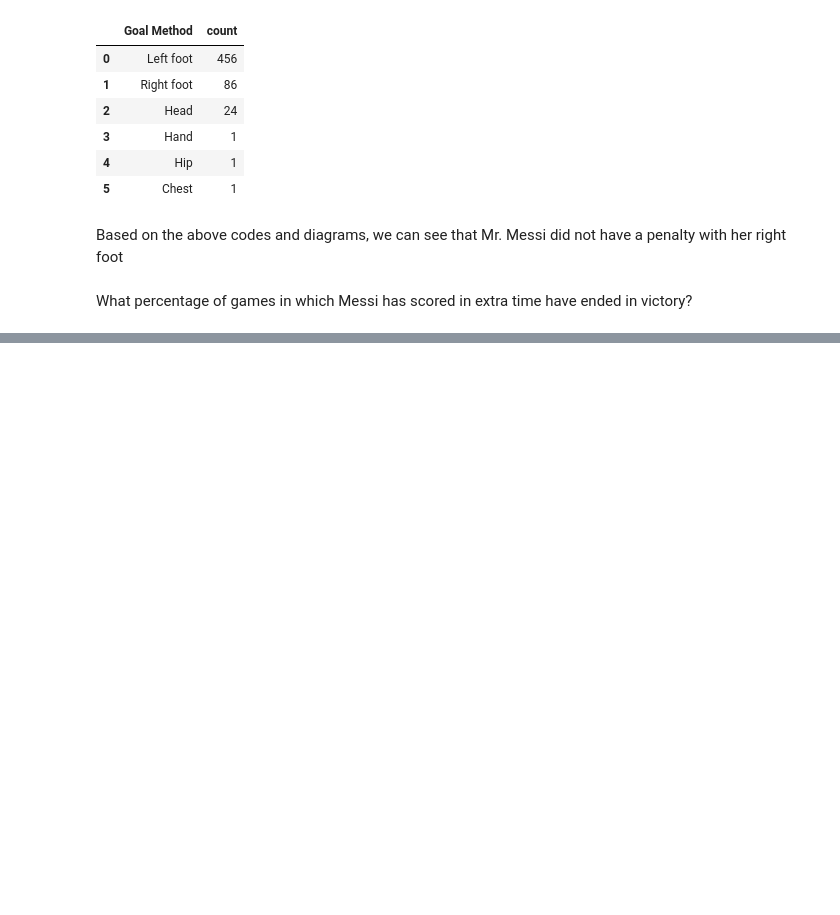
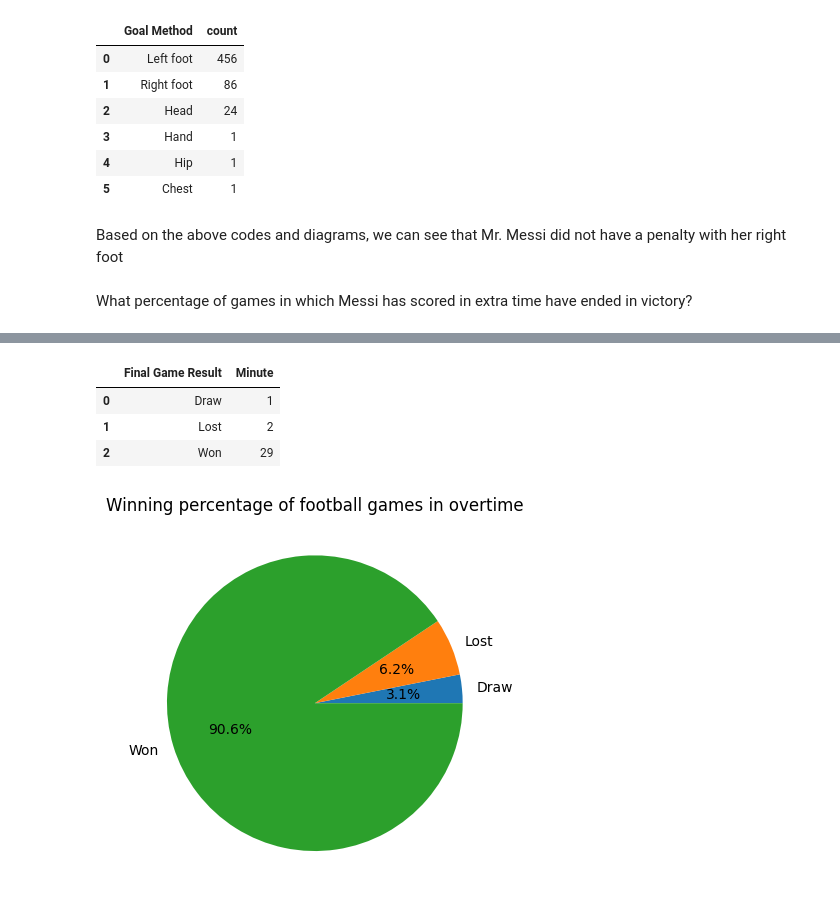
Before and after one commit to KhadijehValipour/MachineLearning3, a Jupyter notebook: messi.ipynb, the cells around one changed output, grey strips where cells are left out. Drawn from its saved outputs; the diff is of its cells as text; code cells hidden in the pictures; blank space fills up the shorter version.

```diff
--- a/messi.ipynb
+++ b/messi.ipynb
@@ -266,0 +301,3 @@ What percentage of games in which Messi has scored in extra time have ended in v
+# %%
+data2 =pd.read_csv("Lionel Messi Goals.csv")
+data2.head()
@@ -266,0 +311,4 @@ What percentage of games in which Messi has scored in extra time have ended in v
+# %%
+overtime = data2[data2["Minute"].str.len()>2]
+#overtime = overtime.loc[overtime['Final Game Result'] == "Won"]
+overtime
@@ -266,0 +349,14 @@ What percentage of games in which Messi has scored in extra time have ended in v
+# %%
+result2 = overtime.groupby(overtime['Final Game Result'])['Minute'].count().reset_index()
+result2
+# %% [output]
+|  | Final Game Result | Minute |
+| 0 | Draw | 1 |
+| 1 | Lost | 2 |
+| 2 | Won | 29 |
+# %%
+plt.pie( result2['Minute'] , labels=result2['Final Game Result'] , autopct='%.1f%%')
+plt.title("Winning percentage of football games in overtime")
+plt.show()
+# %% [output]
+[figure, added]
```
Also changed, not shown: parts of 6 cells of this notebook.
